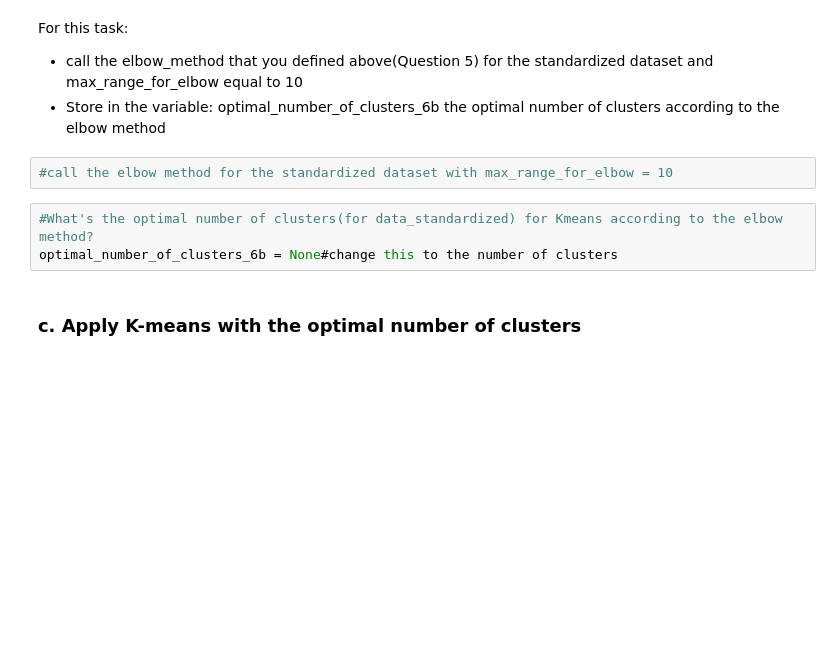
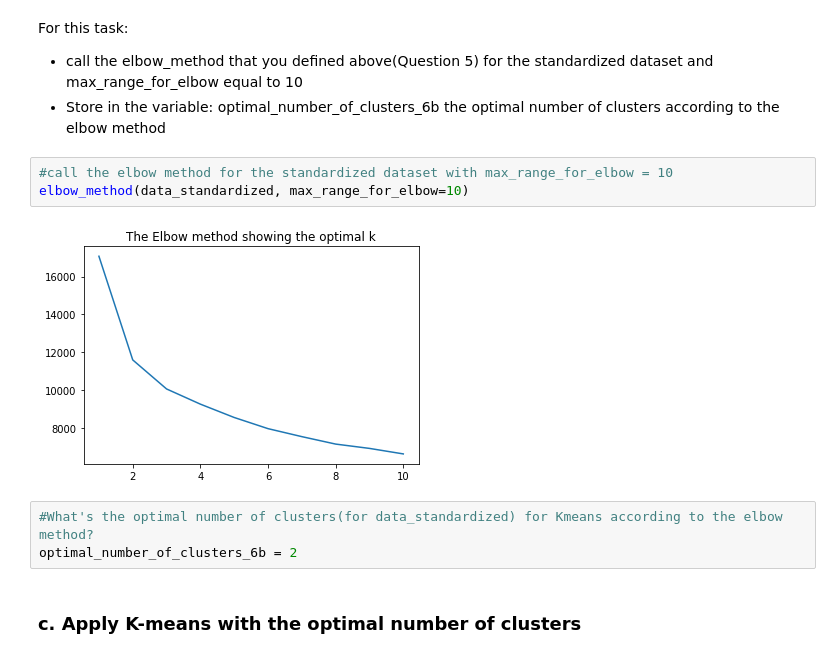
Before and after one commit to enzittonn/DSV-DAMI-I, a Jupyter notebook: HW2/HW2_Instructions.ipynb, the cells around one changed output. Saved outputs shown, nothing was run; the diff lists cells and outputs as text; blank space fills up the shorter version.

```diff
--- a/HW2/HW2_Instructions.ipynb
+++ b/HW2/HW2_Instructions.ipynb
@@ -489,9 +490,12 @@ For this task:
 - Store in the variable: optimal_number_of_clusters_6b the optimal number of clusters according to the elbow method
 # %%
 #call the elbow method for the standardized dataset with max_range_for_elbow = 10
+elbow_method(data_standardized, max_range_for_elbow=10)
+# %% [output]
+[figure, added]
 # %%
 #What's the optimal number of clusters(for data_standardized) for Kmeans according to the elbow method?
-optimal_number_of_clusters_6b = None#change this to the number of clusters
+optimal_number_of_clusters_6b = 2
 # %% [markdown]
 ### c. Apply K-means with the optimal number of clusters
 # %% [markdown]
```
Also changed, not shown: parts of 5 cells of this notebook, 1 other file.
